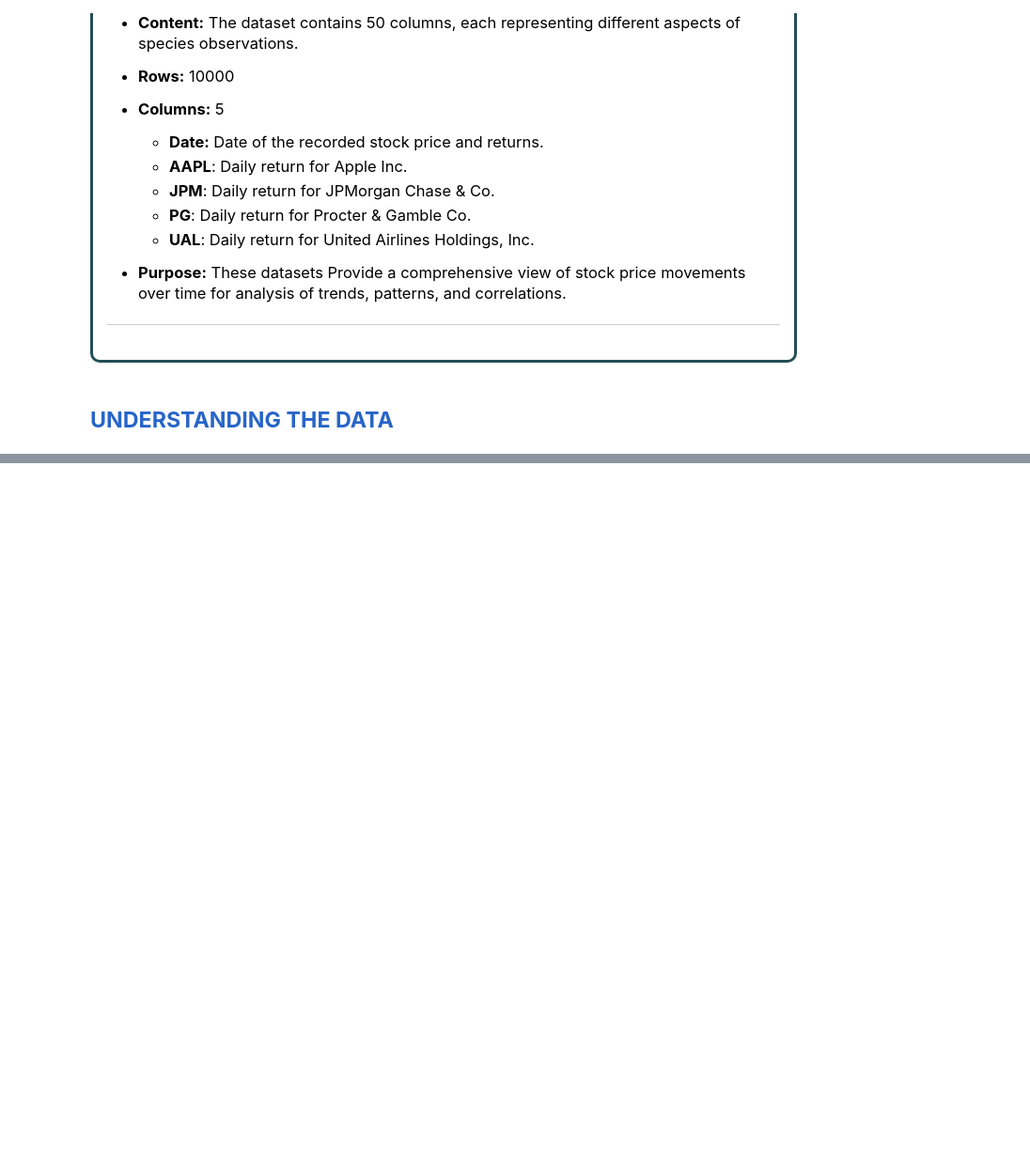
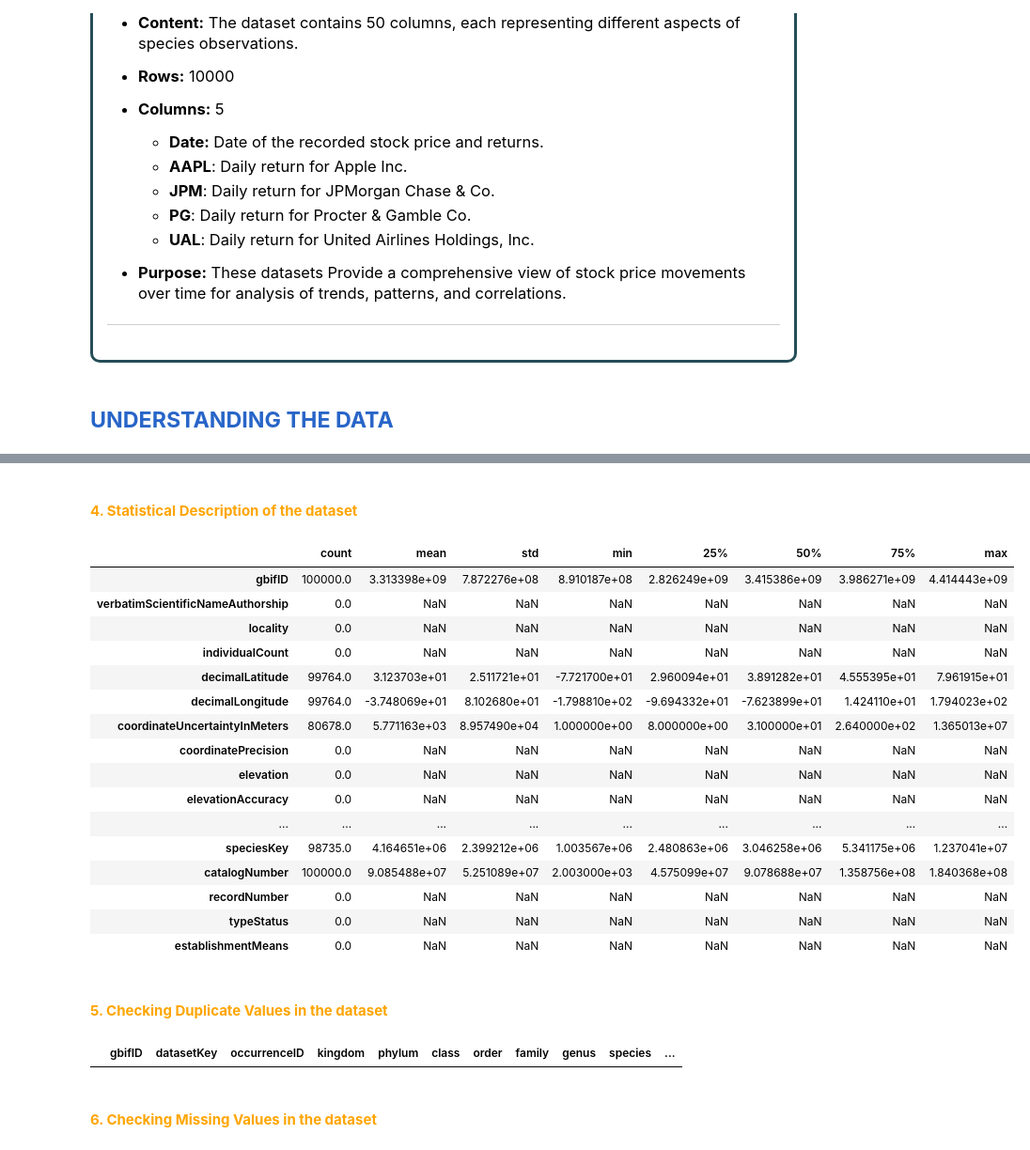
Before and after one commit to AmarjaKumbhar1505/Advance_Python_Programming, a Jupyter notebook: Darwin_Core_EDA.ipynb, the cells around one changed output, grey strips where cells are left out. Shown: that part at 94% size. Cells and saved outputs as stored; diff of their text form; code cells hidden in the pictures; blank space fills up the shorter version.

```diff
--- a/Darwin_Core_EDA.ipynb
+++ b/Darwin_Core_EDA.ipynb
@@ -52,0 +55,16 @@
+# %%
+import pandas as pd
+import numpy as np
+import matplotlib.pyplot as plt
+import seaborn as sns
+
+
+# Enable inline plotting
+%matplotlib inline
+
+import warnings
+warnings.filterwarnings("ignore")
+warnings.warn("this will not show")
+
+pd.set_option('display.max_columns', None)
+pd.set_option('display.max_rows', None)
@@ -52,0 +122,35 @@
+# %% [markdown]
+ #### <font color='orange'> <b> 4. Statistical Description of the dataset </b><font color='orange'>
+# %%
+# Basic statistics summary of Numerical features
+data.describe().T
+# %% [output]
+|  | count | mean | std | min | 25% | 50% | 75% | max |
+| gbifID | 100000.0 | 3.313398e+09 | 7.872276e+08 | 8.910187e+08 | 2.826249e+09 | 3.415386e+09 | 3.986271e+09 | 4.414443e+09 |
+| verbatimScientificNameAuthorship | 0.0 | NaN | NaN | NaN | NaN | NaN | NaN | NaN |
+| locality | 0.0 | NaN | NaN | NaN | NaN | NaN | NaN | NaN |
+| individualCount | 0.0 | NaN | NaN | NaN | NaN | NaN | NaN | NaN |
+| decimalLatitude | 99764.0 | 3.123703e+01 | 2.511721e+01 | -7.721700e+01 | 2.960094e+01 | 3.891282e+01 | 4.555395e+01 | 7.961915e+01 |
+| decimalLongitude | 99764.0 | -3.748069e+01 | 8.102680e+01 | -1.798810e+02 | -9.694332e+01 | -7.623899e+01 | 1.424110e+01 | 1.794023e+02 |
+| coordinateUncertaintyInMeters | 80678.0 | 5.771163e+03 | 8.957490e+04 | 1.000000e+00 | 8.000000e+00 | 3.100000e+01 | 2.640000e+02 | 1.365013e+07 |
+| coordinatePrecision | 0.0 | NaN | NaN | NaN | NaN | NaN | NaN | NaN |
+| elevation | 0.0 | NaN | NaN | NaN | NaN | NaN | NaN | NaN |
+| elevationAccuracy | 0.0 | NaN | NaN | NaN | NaN | NaN | NaN | NaN |
+| ... | ... | ... | ... | ... | ... | ... | ... | ... |
+| speciesKey | 98735.0 | 4.164651e+06 | 2.399212e+06 | 1.003567e+06 | 2.480863e+06 | 3.046258e+06 | 5.341175e+06 | 1.237041e+07 |
+| catalogNumber | 100000.0 | 9.085488e+07 | 5.251089e+07 | 2.003000e+03 | 4.575099e+07 | 9.078688e+07 | 1.358756e+08 | 1.840368e+08 |
+| recordNumber | 0.0 | NaN | NaN | NaN | NaN | NaN | NaN | NaN |
+| typeStatus | 0.0 | NaN | NaN | NaN | NaN | NaN | NaN | NaN |
+| establishmentMeans | 0.0 | NaN | NaN | NaN | NaN | NaN | NaN | NaN |
+# %% [markdown]
+ #### <font color='orange'> <b> 5. Checking Duplicate Values in the dataset </b><font color='orange'>
+# %%
+# Check out the duplicated values!!!!!!!!
+data_cleaned.duplicated().sum()
+#Dropping Duplicate records
+duplicated_rows = data_cleaned[data_cleaned.duplicated(keep=False)]
+duplicated_rows
+# %% [output]
+|  | gbifID | datasetKey | occurrenceID | kingdom | phylum | class | order | family | genus | species | ... |
+# %% [markdown]
+ #### <font color='orange'> <b> 6. Checking Missing Values in the dataset </b><font color='orange'>
```
Also changed, not shown: parts of 25 cells of this notebook.
